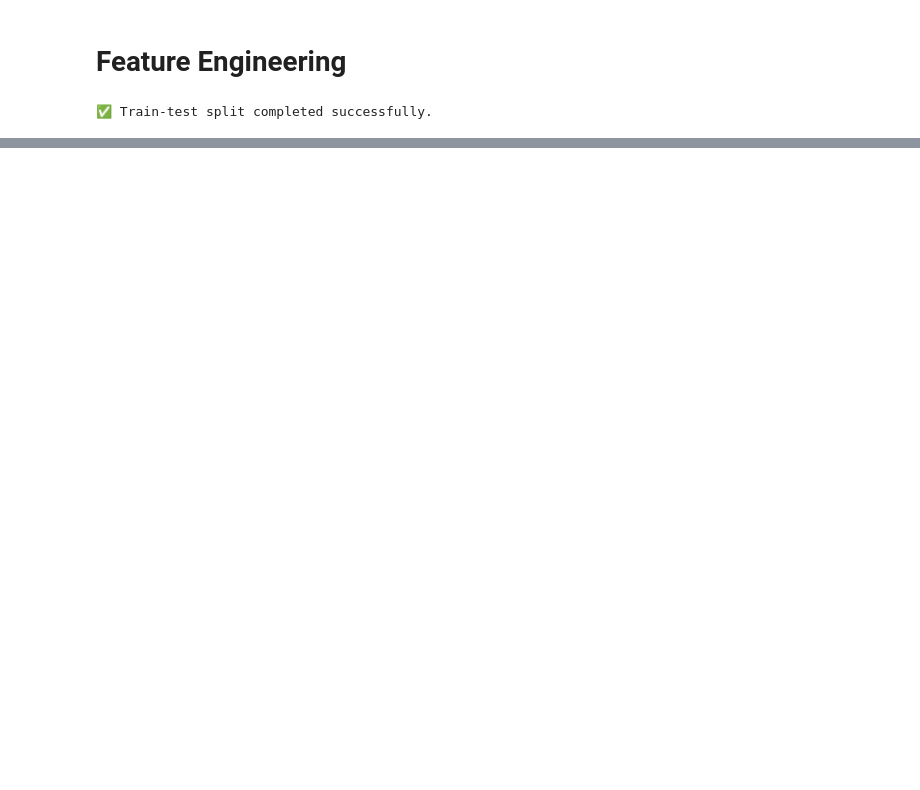
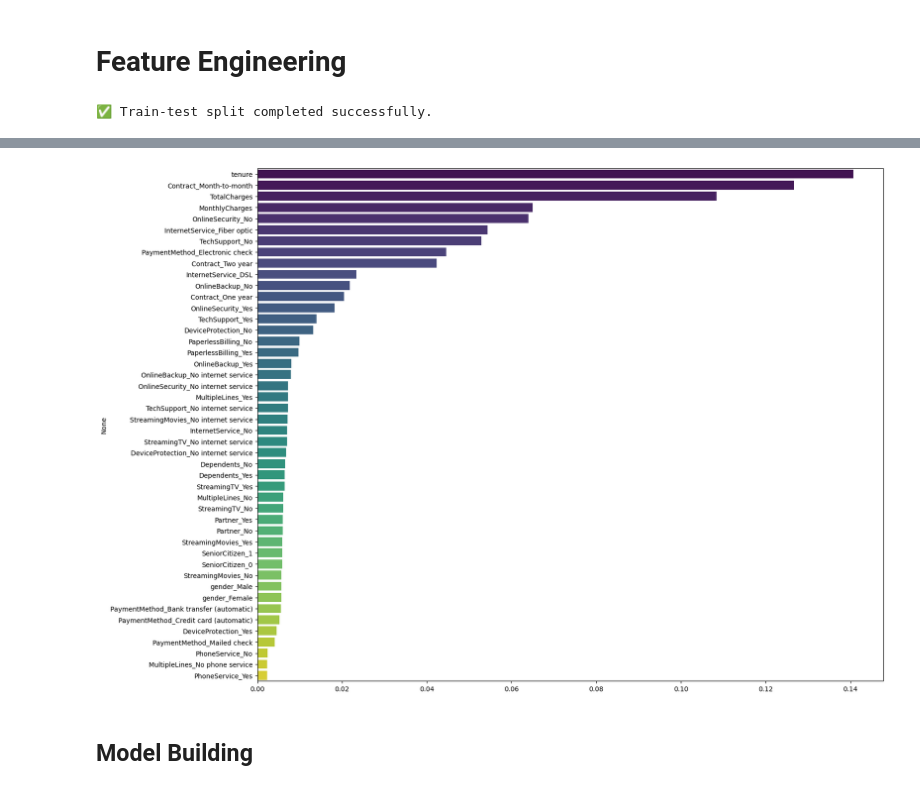
Before and after one commit to Mkrishna253/Telco-Customer-Churn-Predictor, a Jupyter notebook: Customer_churn.ipynb, the cells around one changed output, grey strips where cells are left out. Drawn from its saved outputs; the diff is of its cells as text; code cells hidden in the pictures; blank space fills up the shorter version.

Commit message:
Builded Model

```diff
--- a/Customer_churn.ipynb
+++ b/Customer_churn.ipynb
@@ -241,7 +241,7 @@ Name: Churn, dtype: float64
 # Feature Engineering
 # %%
 # train test split (stratified)
-df2 = df1.copy()
+df2 = df
 
 df2[['Churn']] = df2[['Churn']].apply(le.fit_transform)
 X = df2.drop('Churn', axis=1)
@@ -256,0 +284,12 @@ print("\n✅ Train-test split completed successfully.")
+# %%
+# setting new column names for transformed features as these are like 'standardscaler__tenure', 'onehotencoder__gender_Female', we will split by '__' and keep the second part as the column name
+new_column_names = []
+for col in transformer.get_feature_names_out():
+    if col.startswith('standardscaler'):
+        new_column_names.append(col.split('__')[1])
+    elif col.startswith('onehotencoder'):
+        new_column_names.append(col.split('__')[1])
+    else:
+        None
+
+print("\n✅ Column names are:", new_column_names)
@@ -256,0 +298,5 @@ print("\n✅ Train-test split completed successfully.")
+# %%
+# set new column names to X_train and X_test
+X_train.columns = new_column_names
+X_test.columns = new_column_names
+print("\n✅ New column names set successfully.")
@@ -256,0 +314,14 @@ print("\n✅ Train-test split completed successfully.")
+# %%
+# feature importance using random forest classifier
+from sklearn.ensemble import RandomForestClassifier
+clf = RandomForestClassifier(max_depth=8, min_samples_leaf=3, min_samples_split=3, n_estimators=5000, random_state=13)
+clf = clf.fit(X_train, y_train)
+
+importances = pd.Series(clf.feature_importances_, index=X_train.columns).sort_values(ascending=False)
+plt.figure(figsize=(17, 14))
+sns.barplot(x=importances.values, y=importances.index, palette='viridis')
+ax = sns.barplot(x=importances.values, y=importances.index, palette='viridis')
+# %% [output]
+[figure, added]
+# %% [markdown]
+## Model Building
```
Also changed, not shown: parts of 15 cells of this notebook.
